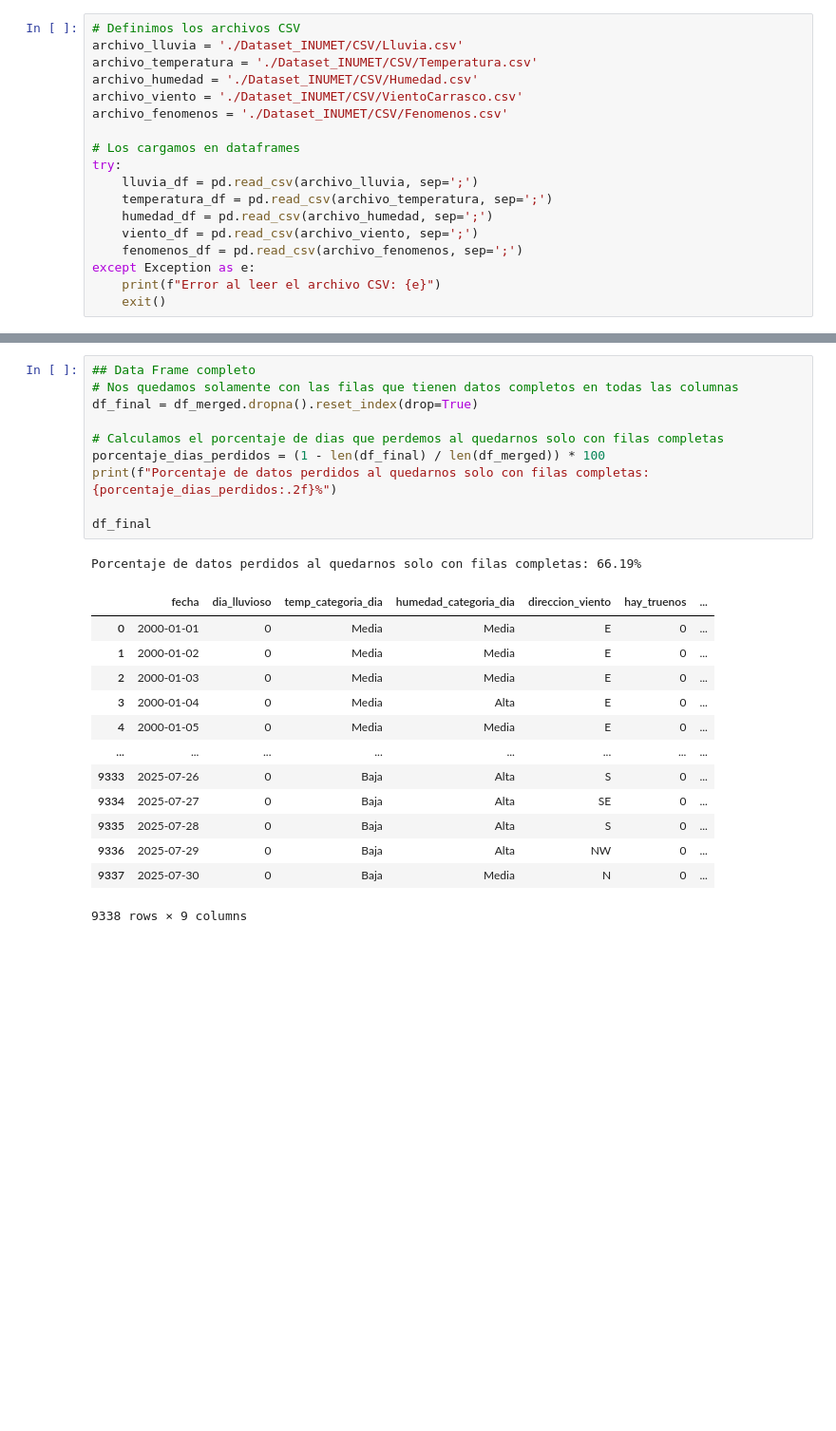
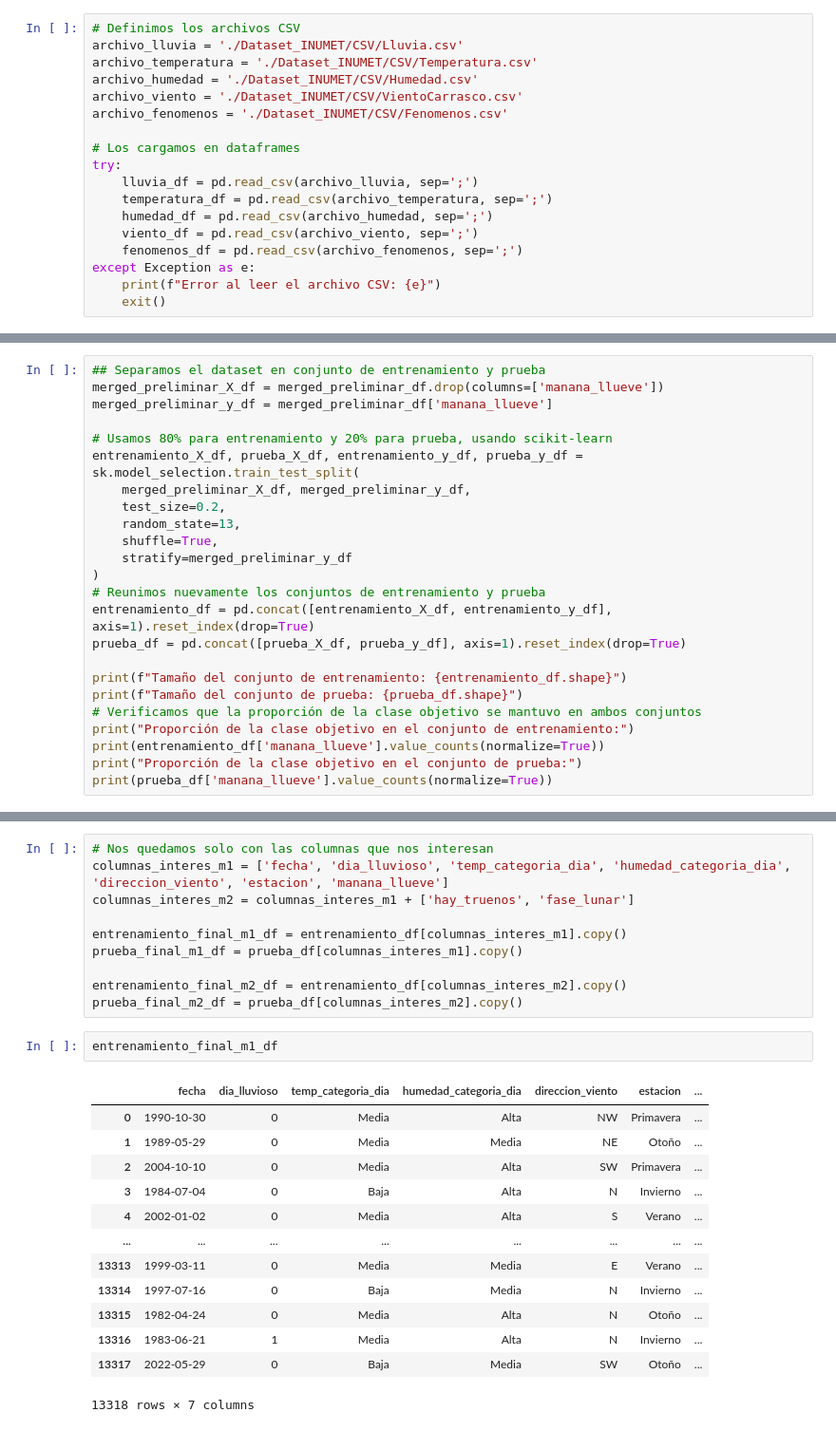
Before and after one commit to facuguisande/AA25, a Jupyter notebook: tarea.ipynb, the cells around one changed output, grey strips where cells are left out. Shown: that part at 95% size. Drawn from its saved outputs; the diff is of its cells as text; blank space fills up the shorter version.

Commit message:
Se finaliza el preprocesamiento

```diff
--- a/tarea.ipynb
+++ b/tarea.ipynb
@@ -349,0 +392,24 @@ df_merged
+# %%
+## Separamos el dataset en conjunto de entrenamiento y prueba
+merged_preliminar_X_df = merged_preliminar_df.drop(columns=['manana_llueve'])
+merged_preliminar_y_df = merged_preliminar_df['manana_llueve']
+
+# Usamos 80% para entrenamiento y 20% para prueba, usando scikit-learn
+entrenamiento_X_df, prueba_X_df, entrenamiento_y_df, prueba_y_df = sk.model_selection.train_test_split(
+    merged_preliminar_X_df, merged_preliminar_y_df,
+    test_size=0.2,
+    random_state=13,
+    shuffle=True,
+    stratify=merged_preliminar_y_df
+)
+# Reunimos nuevamente los conjuntos de entrenamiento y prueba
+entrenamiento_df = pd.concat([entrenamiento_X_df, entrenamiento_y_df], axis=1).reset_index(drop=True)
+prueba_df = pd.concat([prueba_X_df, prueba_y_df], axis=1).reset_index(drop=True)
+
+print(f"Tamaño del conjunto de entrenamiento: {entrenamiento_df.shape}")
+print(f"Tamaño del conjunto de prueba: {prueba_df.shape}")
+# Verificamos que la proporción de la clase objetivo se mantuvo en ambos conjuntos
+print("Proporción de la clase objetivo en el conjunto de entrenamiento:")
+print(entrenamiento_df['manana_llueve'].value_counts(normalize=True))
+print("Proporción de la clase objetivo en el conjunto de prueba:")
+print(prueba_df['manana_llueve'].value_counts(normalize=True))
@@ -350,25 +605,26 @@ df_merged
 # %%
-## Data Frame completo
-# Nos quedamos solamente con las filas que tienen datos completos en todas las columnas
-df_final = df_merged.dropna().reset_index(drop=True)
+# Nos quedamos solo con las columnas que nos interesan
+columnas_interes_m1 = ['fecha', 'dia_lluvioso', 'temp_categoria_dia', 'humedad_categoria_dia', 'direccion_viento', 'estacion', 'manana_llueve']
+columnas_interes_m2 = columnas_interes_m1 + ['hay_truenos', 'fase_lunar']
 
-# Calculamos el porcentaje de dias que perdemos al quedarnos solo con filas completas
-porcentaje_dias_perdidos = (1 - len(df_final) / len(df_merged)) * 100
-print(f"Porcentaje de datos perdidos al quedarnos solo con filas completas: {porcentaje_dias_perdidos:.2f}%")
+entrenamiento_final_m1_df = entrenamiento_df[columnas_interes_m1].copy()
+prueba_final_m1_df = prueba_df[columnas_interes_m1].copy()
 
-df_final
+entrenamiento_final_m2_df = entrenamiento_df[columnas_interes_m2].copy()
+prueba_final_m2_df = prueba_df[columnas_interes_m2].copy()
-# %% [output]
-Porcentaje de datos perdidos al quedarnos solo con filas completas: 66.19%
-|  | fecha | dia_lluvioso | temp_categoria_dia | humedad_categoria_dia | direccion_viento | hay_truenos | ... |
-| 0 | 2000-01-01 | 0 | Media | Media | E | 0 | ... |
-| 1 | 2000-01-02 | 0 | Media | Media | E | 0 | ... |
-| 2 | 2000-01-03 | 0 | Media | Media | E | 0 | ... |
-| 3 | 2000-01-04 | 0 | Media | Alta | E | 0 | ... |
-| 4 | 2000-01-05 | 0 | Media | Media | E | 0 | ... |
-| ... | ... | ... | ... | ... | ... | ... | ... |
-| 9333 | 2025-07-26 | 0 | Baja | Alta | S | 0 | ... |
-| 9334 | 2025-07-27 | 0 | Baja | Alta | SE | 0 | ... |
-| 9335 | 2025-07-28 | 0 | Baja | Alta | S | 0 | ... |
-| 9336 | 2025-07-29 | 0 | Baja | Alta | NW | 0 | ... |
-| 9337 | 2025-07-30 | 0 | Baja | Media | N | 0 | ... |
-9338 rows × 9 columns
+# %%
+entrenamiento_final_m1_df
+# %% [output]
+|  | fecha | dia_lluvioso | temp_categoria_dia | humedad_categoria_dia | direccion_viento | estacion | ... |
+| 0 | 1990-10-30 | 0 | Media | Alta | NW | Primavera | ... |
+| 1 | 1989-05-29 | 0 | Media | Media | NE | Otoño | ... |
+| 2 | 2004-10-10 | 0 | Media | Alta | SW | Primavera | ... |
+| 3 | 1984-07-04 | 0 | Baja | Alta | N | Invierno | ... |
+| 4 | 2002-01-02 | 0 | Media | Alta | S | Verano | ... |
+| ... | ... | ... | ... | ... | ... | ... | ... |
+| 13313 | 1999-03-11 | 0 | Media | Media | E | Verano | ... |
+| 13314 | 1997-07-16 | 0 | Baja | Media | N | Invierno | ... |
+| 13315 | 1982-04-24 | 0 | Media | Alta | N | Otoño | ... |
+| 13316 | 1983-06-21 | 1 | Media | Alta | N | Invierno | ... |
+| 13317 | 2022-05-29 | 0 | Baja | Media | SW | Otoño | ... |
+13318 rows × 7 columns
```
Also changed, not shown: parts of 14 cells of this notebook, 7 other files.
